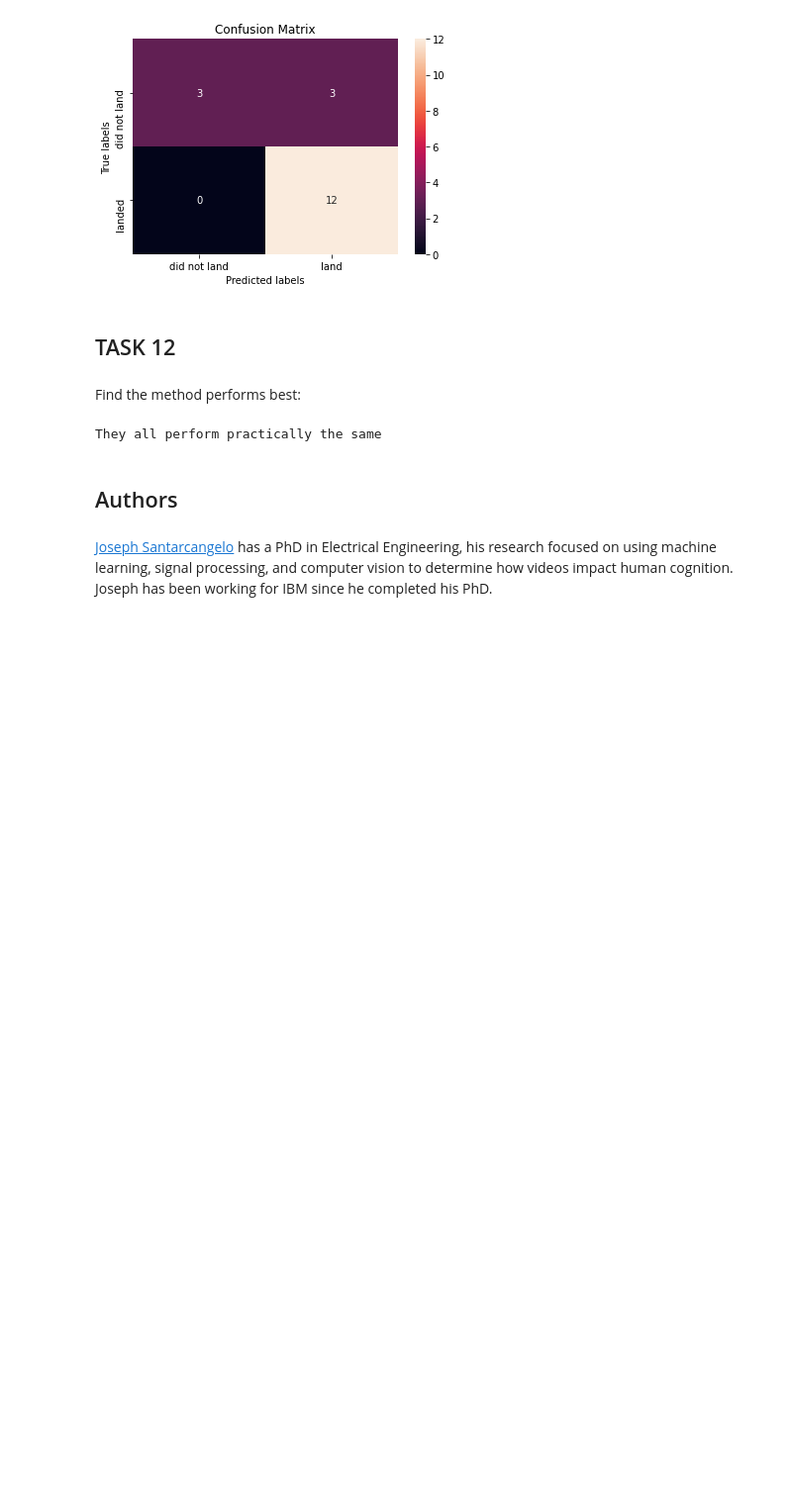
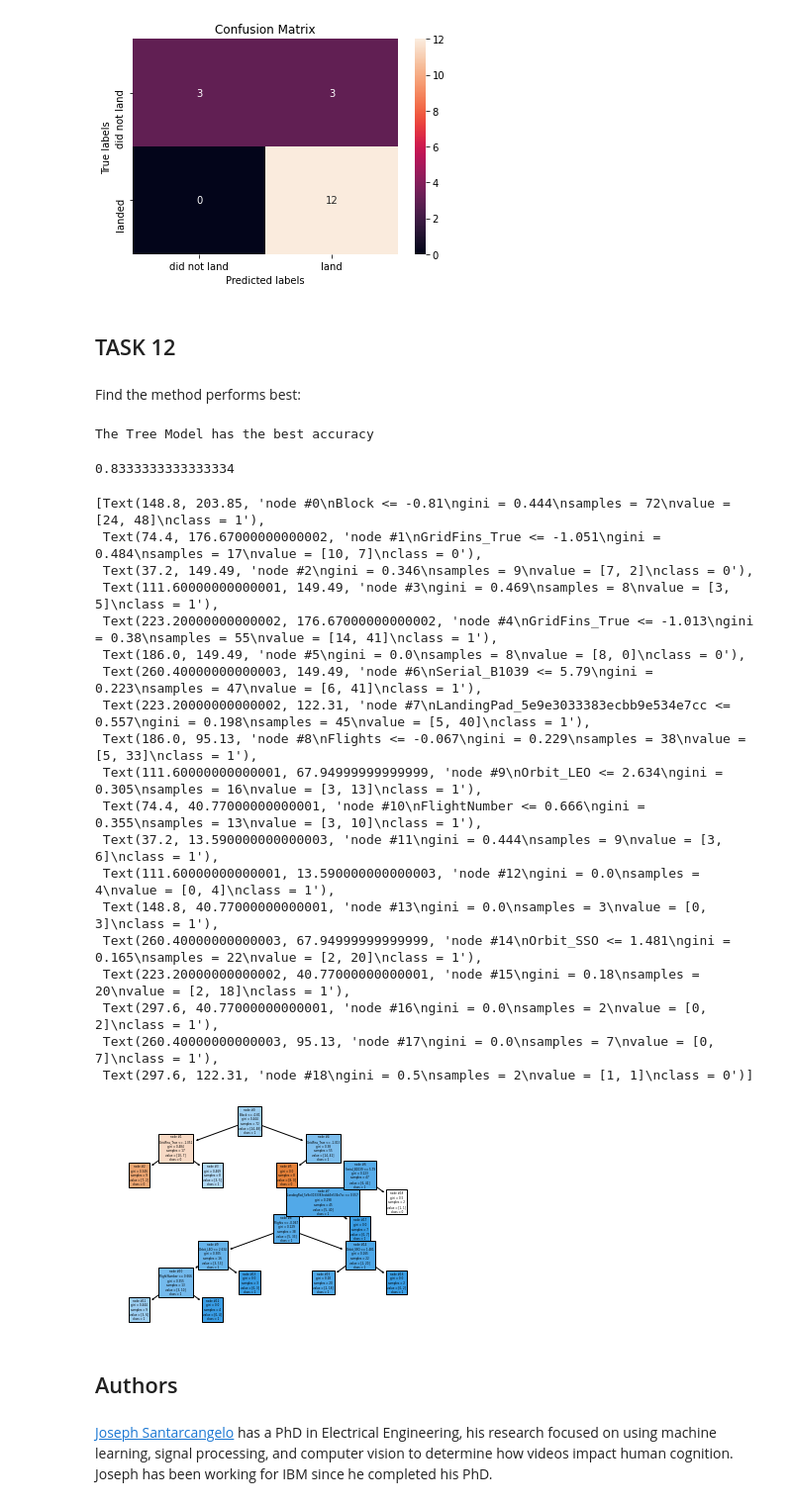
Before and after one commit to dglezv/Data-Science, a Jupyter notebook: SpaceX_Machine Learning Prediction_Part_5.ipynb, the cells around one changed output. Shown: that part at 99% size. Cells and saved outputs as stored; diff of their text form; code cells hidden in the pictures; blank space fills up the shorter version.

```diff
--- a/SpaceX_Machine Learning Prediction_Part_5.ipynb
+++ b/SpaceX_Machine Learning Prediction_Part_5.ipynb
@@ -95,13 +95,13 @@ data.head()
 | 3 | 4 | 2013-09-29 | Falcon 9 | 500.000000 | PO | VAFB SLC 4E | False Ocean | 1 | False | ... |
 | 4 | 5 | 2013-12-03 | Falcon 9 | 3170.000000 | GTO | CCAFS SLC 40 | None None | 1 | False | ... |
 # %%
-X = pd.read_csv('https://cf-courses-data.s3.us.cloud-object-storage.appdomain.cloud/IBM-DS0321EN-SkillsNetwork/datasets/dataset_part_3.csv')
+X1 = pd.read_csv('https://cf-courses-data.s3.us.cloud-object-storage.appdomain.cloud/IBM-DS0321EN-SkillsNetwork/datasets/dataset_part_3.csv')
 
 # If you were unable to complete the previous lab correctly you can uncomment and load this csv
 
 # X = pd.read_csv('https://cf-courses-data.s3.us.cloud-object-storage.appdomain.cloud/IBMDeveloperSkillsNetwork-DS0701EN-SkillsNetwork/api/dataset_part_3.csv')
 
-X.head(100)
+X1.head(100)
 # %% [output]
 |  | FlightNumber | PayloadMass | Flights | Block | ReusedCount | Orbit_ES-L1 | Orbit_GEO | Orbit_GTO | ... |
 | 0 | 1.0 | 6104.959412 | 1.0 | 1.0 | 0.0 | 0.0 | 0.0 | 0.0 | ... |
@@ -132,7 +132,7 @@ array([0, 0, 0, 0, 0])
 Standardize the data in <code>X</code> then reassign it to the variable  <code>X</code> using the transform provided below.
 # %%
 # students get this
-X = preprocessing.StandardScaler().fit(X).transform(X)
+X = preprocessing.StandardScaler().fit(X1).transform(X1)
 # %%
 X
 # %% [output]
@@ -323,10 +323,37 @@ The Jaccard Score is : 0.5
 ## TASK  12
 # %% [markdown]
 Find the method performs best:
-# %%
-print('They all perform practically the same')
-# %% [output]
-They all perform practically the same
+# %%
+print('The Tree Model has the best accuracy')
+tree2 = DecisionTreeClassifier(criterion= 'gini', max_depth= 8, max_features= 'auto', min_samples_leaf= 2, min_samples_split= 10, splitter= 'random')
+tree2.fit(X_train, Y_train)
+tree2.score(X_test, Y_test)
+# %% [output]
+The Tree Model has the best accuracy
+0.8333333333333334
+# %%
+tree.plot_tree(tree2, feature_names = X1.columns[0:83], class_names=["0","1"], filled=True, node_ids=True)
+# %% [output]
+[Text(148.8, 203.85, 'node #0\nBlock <= -0.81\ngini = 0.444\nsamples = 72\nvalue = [24, 48]\nclass = 1'),
+ Text(74.4, 176.67000000000002, 'node #1\nGridFins_True <= -1.051\ngini = 0.484\nsamples = 17\nvalue = [10, 7]\nclass = 0'),
+ Text(37.2, 149.49, 'node #2\ngini = 0.346\nsamples = 9\nvalue = [7, 2]\nclass = 0'),
+ Text(111.60000000000001, 149.49, 'node #3\ngini = 0.469\nsamples = 8\nvalue = [3, 5]\nclass = 1'),
+ Text(223.20000000000002, 176.67000000000002, 'node #4\nGridFins_True <= -1.013\ngini = 0.38\nsamples = 55\nvalue = [14, 41]\nclass = 1'),
+ Text(186.0, 149.49, 'node #5\ngini = 0.0\nsamples = 8\nvalue = [8, 0]\nclass = 0'),
+ Text(260.40000000000003, 149.49, 'node #6\nSerial_B1039 <= 5.79\ngini = 0.223\nsamples = 47\nvalue = [6, 41]\nclass = 1'),
+ Text(223.20000000000002, 122.31, 'node #7\nLandingPad_5e9e3033383ecbb9e534e7cc <= 0.557\ngini = 0.198\nsamples = 45\nvalue = [5, 40]\nclass = 1'),
+ Text(186.0, 95.13, 'node #8\nFlights <= -0.067\ngini = 0.229\nsamples = 38\nvalue = [5, 33]\nclass = 1'),
+ Text(111.60000000000001, 67.94999999999999, 'node #9\nOrbit_LEO <= 2.634\ngini = 0.305\nsamples = 16\nvalue = [3, 13]\nclass = 1'),
+ Text(74.4, 40.77000000000001, 'node #10\nFlightNumber <= 0.666\ngini = 0.355\nsamples = 13\nvalue = [3, 10]\nclass = 1'),
+ Text(37.2, 13.590000000000003, 'node #11\ngini = 0.444\nsamples = 9\nvalue = [3, 6]\nclass = 1'),
+ Text(111.60000000000001, 13.590000000000003, 'node #12\ngini = 0.0\nsamples = 4\nvalue = [0, 4]\nclass = 1'),
+ Text(148.8, 40.77000000000001, 'node #13\ngini = 0.0\nsamples = 3\nvalue = [0, 3]\nclass = 1'),
+ Text(260.40000000000003, 67.94999999999999, 'node #14\nOrbit_SSO <= 1.481\ngini = 0.165\nsamples = 22\nvalue = [2, 20]\nclass = 1'),
+ Text(223.20000000000002, 40.77000000000001, 'node #15\ngini = 0.18\nsamples = 20\nvalue = [2, 18]\nclass = 1'),
+ Text(297.6, 40.77000000000001, 'node #16\ngini = 0.0\nsamples = 2\nvalue = [0, 2]\nclass = 1'),
+ Text(260.40000000000003, 95.13, 'node #17\ngini = 0.0\nsamples = 7\nvalue = [0, 7]\nclass = 1'),
+ Text(297.6, 122.31, 'node #18\ngini = 0.5\nsamples = 2\nvalue = [1, 1]\nclass = 0')]
+[figure, added]
 # %% [markdown]
 ## Authors
 # %% [markdown]
```
Also changed, not shown: parts of 1 cell of this notebook.
